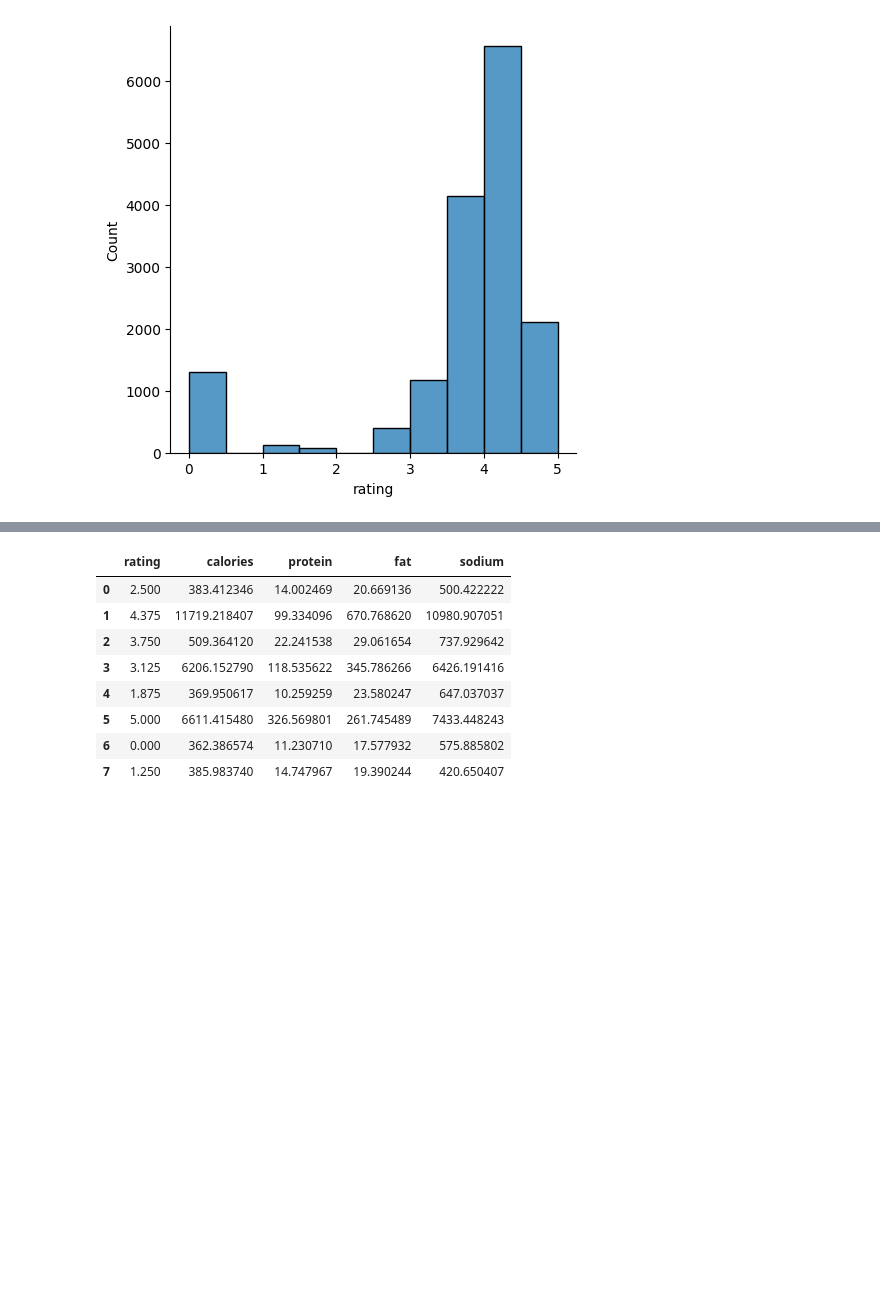
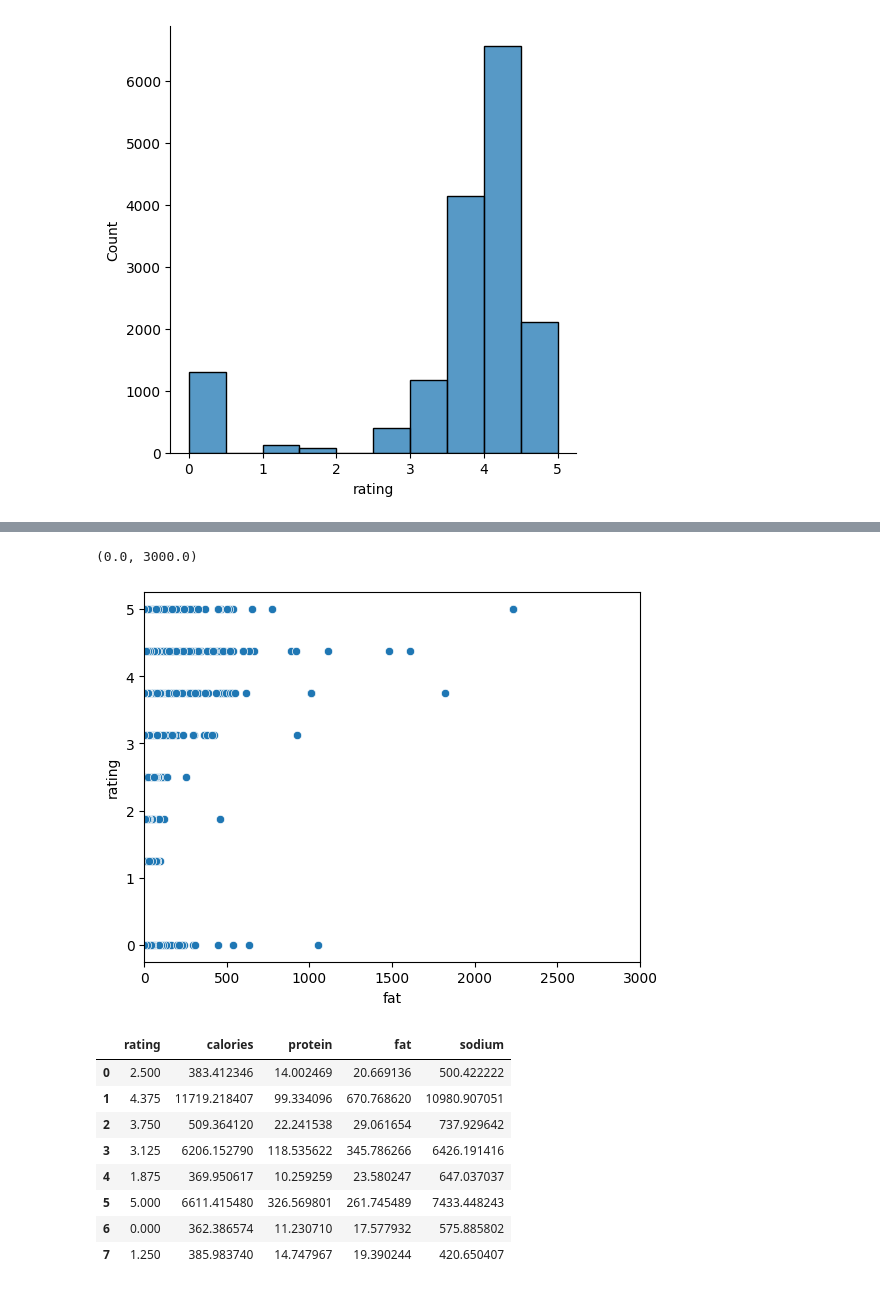
Before and after one commit to MikolajZaborowski/Bootcamp_Projects, a Jupyter notebook: Project1.ipynb, the cells around one changed output, grey strips where cells are left out. Cells and saved outputs as stored; diff of their text form; code cells hidden in the pictures; blank space fills up the shorter version.

```diff
--- a/Project1.ipynb
+++ b/Project1.ipynb
@@ -78,3 +78,9 @@ srednie_proteiny = list()
+# %%
+sns.scatterplot(df,x="fat",y="rating")
+plt.xlim(0,3000)
+# %% [output]
+(0.0, 3000.0)
+[figure, added]
 # %%
 srednie_proteiny = list()
 unique_rating = df["rating"].unique()
```
Also changed, not shown: parts of 9 cells of this notebook.
